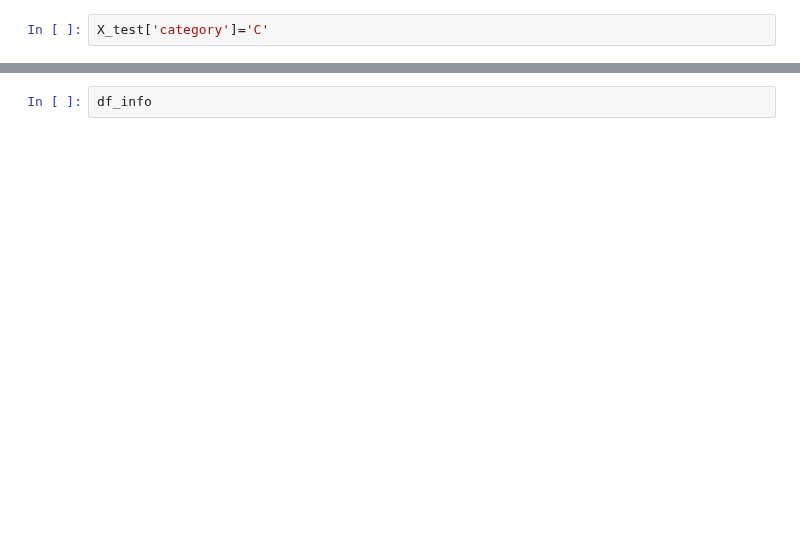
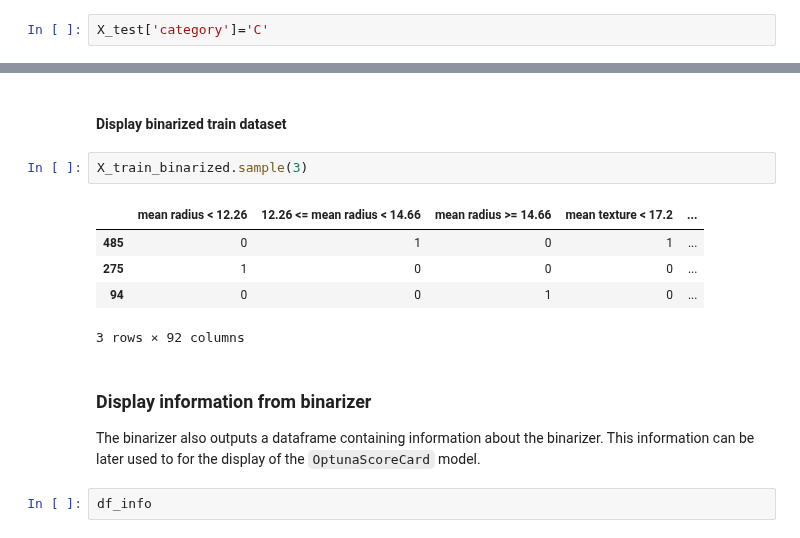
Before and after one commit to sami-ka/scorepyo, a Jupyter notebook: notebooks/demo_script.ipynb, the cells around one changed output, grey strips where cells are left out. Drawn from its saved outputs; the diff is of its cells as text; blank space fills up the shorter version.

```diff
--- a/notebooks/demo_script.ipynb
+++ b/notebooks/demo_script.ipynb
@@ -34,4 +70,19 @@ X_train_binarized, df_info = binarizer.transform(X_train, categorical_features=[
 X_test_binarized, _ = binarizer.transform(X_test, categorical_features=['category'])
+# %% [markdown]
+#### Display binarized train dataset
+# %%
+X_train_binarized.sample(3)
+# %% [output]
+|  | mean radius < 12.26 | 12.26 <= mean radius < 14.66 | mean radius >= 14.66 | mean texture < 17.2 | ... |
+| 485 | 0 | 1 | 0 | 1 | ... |
+| 275 | 1 | 0 | 0 | 0 | ... |
+| 94 | 0 | 0 | 1 | 0 | ... |
+3 rows × 92 columns
+# %% [markdown]
+### Display information from binarizer
+
+The binarizer also outputs a dataframe containing information about the binarizer.
+This information can be later used to for the display of the `OptunaScoreCard` model.
 # %%
 df_info
 # %% [output]
```
Also changed, not shown: parts of 18 cells of this notebook, 2 other files.
